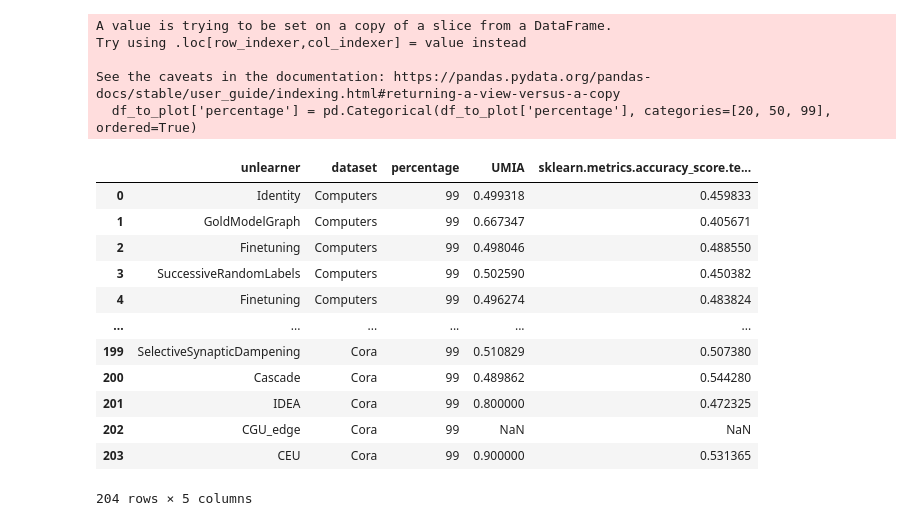
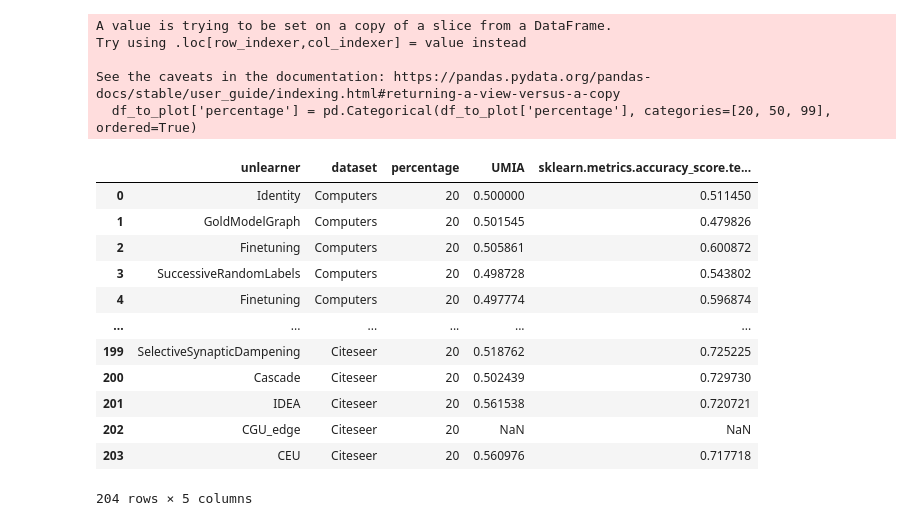
Before and after one commit to dangeloandrea14/LinkInference, a Jupyter notebook: visualize_forget_ablation.ipynb, the cells around one changed output. Drawn from its saved outputs; the diff is of its cells as text; code cells hidden in the pictures.

```diff
--- a/visualize_forget_ablation.ipynb
+++ b/visualize_forget_ablation.ipynb
@@ -8,7 +8,7 @@ import matplotlib.pyplot as plt
 from scipy.stats import hmean
 # %%
 architecture = "GCN"
-folder = os.path.join("output","runs","LinkAttack")
+folder = os.path.join("output","complete_runs_and_ablation","LinkAttack_old")
 
 files = [f for f in os.listdir(folder) if architecture in f]
 files
@@ -147,26 +147,26 @@ total_df
 204 rows × 20 columns
 # %%
-df_to_plot = total_df[['unlearner','dataset','percentage','UMIA','sklearn.metrics.accuracy_score.test.unlearned.on_graph:True']]
+df_to_plot = total_df[['unlearner','dataset','percentage','UMIA','sklearn.metrics.accuracy_score.test.unlearned.on_graph:False']]
 df_to_plot['percentage'] = pd.Categorical(df_to_plot['percentage'], categories=[20, 50, 99], ordered=True)
 df_to_plot
 # %% [output]
 A value is trying to be set on a copy of a slice from a DataFrame.
 Try using .loc[row_indexer,col_indexer] = value instead
 
 See the caveats in the documentation: https://pandas.pydata.org/pandas-docs/stable/user_guide/indexing.html#returning-a-view-versus-a-copy
   df_to_plot['percentage'] = pd.Categorical(df_to_plot['percentage'], categories=[20, 50, 99], ordered=True)
 |  | unlearner | dataset | percentage | UMIA | sklearn.metrics.accuracy_score.te... |
-| 0 | Identity | Computers | 99 | 0.499318 | 0.459833 |
-| 1 | GoldModelGraph | Computers | 99 | 0.667347 | 0.405671 |
-| 2 | Finetuning | Computers | 99 | 0.498046 | 0.488550 |
-| 3 | SuccessiveRandomLabels | Computers | 99 | 0.502590 | 0.450382 |
-| 4 | Finetuning | Computers | 99 | 0.496274 | 0.483824 |
+| 0 | Identity | Computers | 20 | 0.500000 | 0.511450 |
+| 1 | GoldModelGraph | Computers | 20 | 0.501545 | 0.479826 |
+| 2 | Finetuning | Computers | 20 | 0.505861 | 0.600872 |
+| 3 | SuccessiveRandomLabels | Computers | 20 | 0.498728 | 0.543802 |
+| 4 | Finetuning | Computers | 20 | 0.497774 | 0.596874 |
 | ... | ... | ... | ... | ... | ... |
-| 199 | SelectiveSynapticDampening | Cora | 99 | 0.510829 | 0.507380 |
-| 200 | Cascade | Cora | 99 | 0.489862 | 0.544280 |
-| 201 | IDEA | Cora | 99 | 0.800000 | 0.472325 |
-| 202 | CGU_edge | Cora | 99 | NaN | NaN |
-| 203 | CEU | Cora | 99 | 0.900000 | 0.531365 |
+| 199 | SelectiveSynapticDampening | Citeseer | 20 | 0.518762 | 0.725225 |
+| 200 | Cascade | Citeseer | 20 | 0.502439 | 0.729730 |
+| 201 | IDEA | Citeseer | 20 | 0.561538 | 0.720721 |
+| 202 | CGU_edge | Citeseer | 20 | NaN | NaN |
+| 203 | CEU | Citeseer | 20 | 0.560976 | 0.717718 |
 204 rows × 5 columns
 # %%
 df_to_plot.loc[df_to_plot.unlearner=='GoldModelGraph']
```
Also changed, not shown: parts of 5 cells of this notebook, 9 other files.
